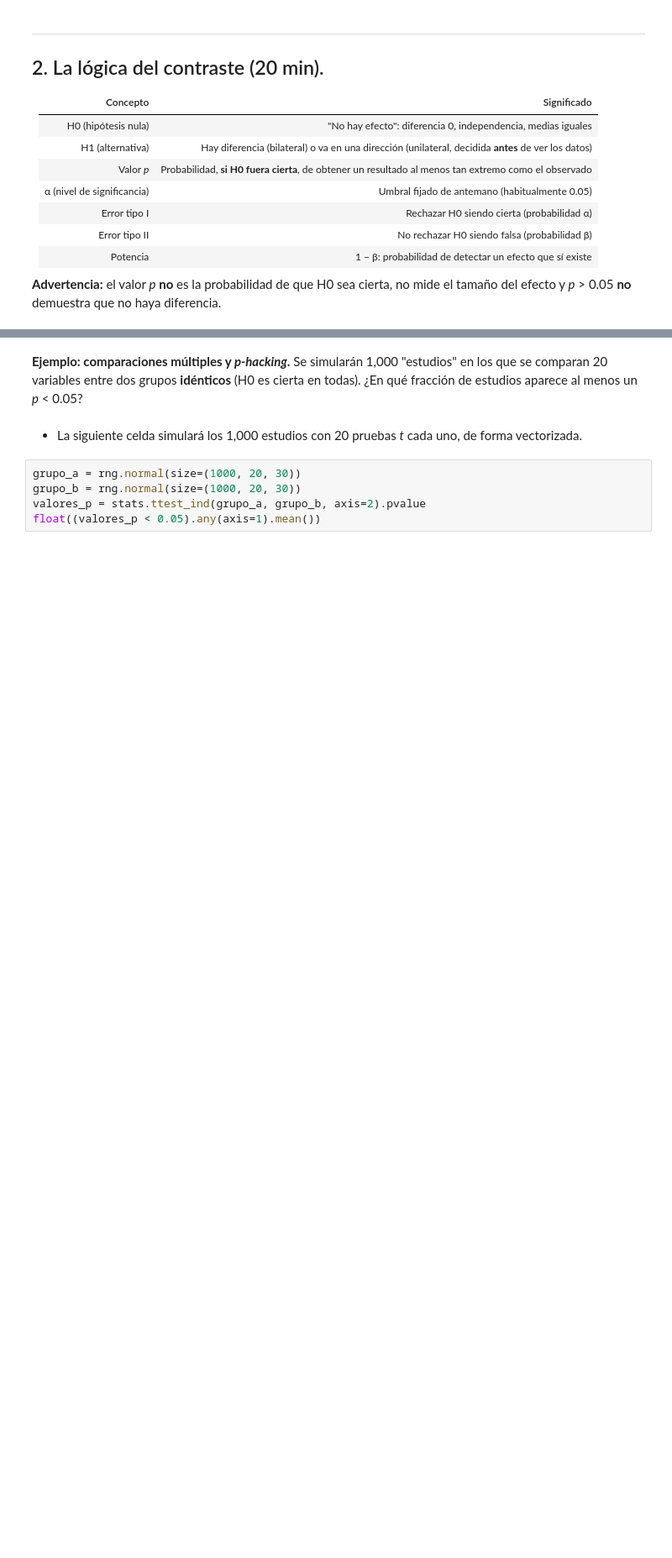
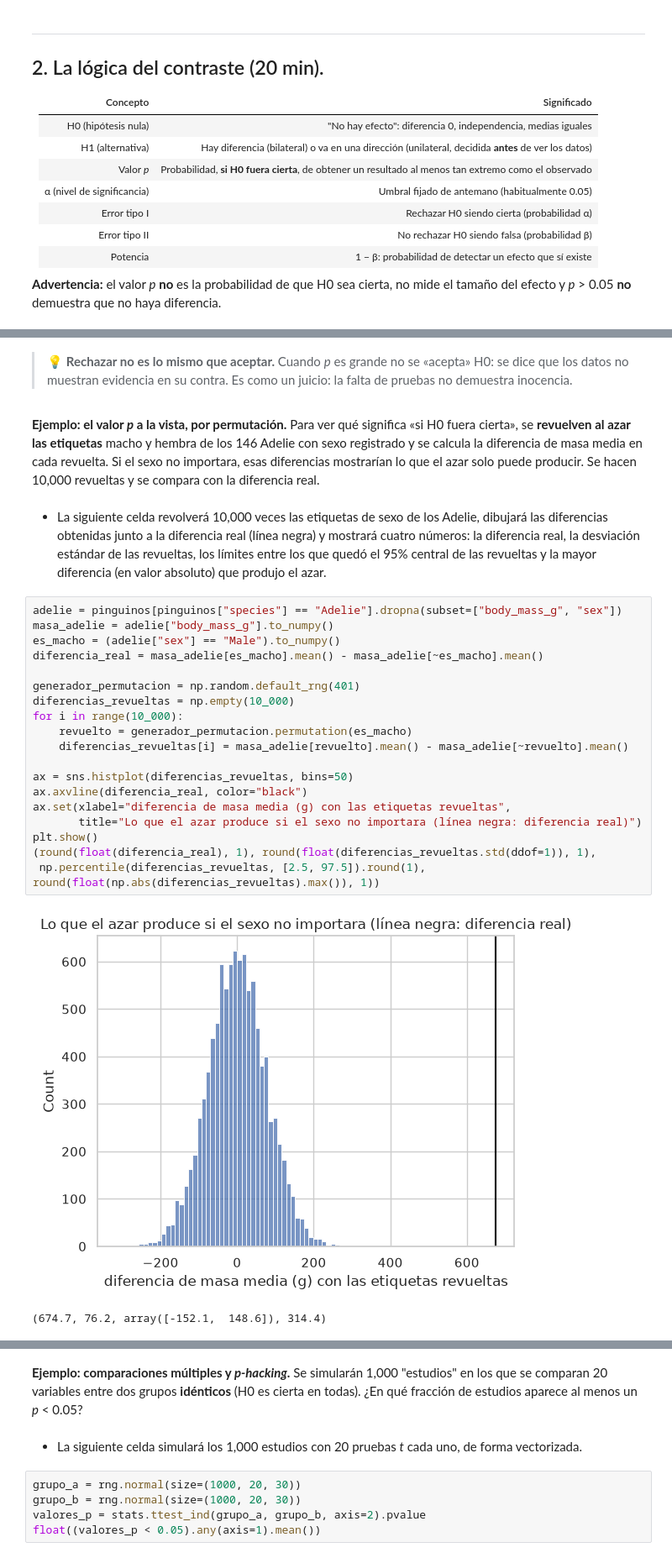
Before and after one commit to PythonistaMX/py401, a Jupyter notebook: soluciones/19_logica_del_contraste_soluciones.ipynb, the cells around one changed output, grey strips where cells are left out. Shown at 84% size. Drawn from its saved outputs; the diff is of its cells as text; blank space fills up the shorter version.

```diff
--- a/soluciones/19_logica_del_contraste_soluciones.ipynb
+++ b/soluciones/19_logica_del_contraste_soluciones.ipynb
@@ -93,2 +108,30 @@ En la sesión 5, un IC del 95% para la diferencia de masa media entre machos y h
 
 Si H0 es cierta, el valor *p* puede salir con igual probabilidad en cualquier punto entre 0 y 1: hay 5% de probabilidad de que salga menor que 0.05 por puro azar. Eso es exactamente el error tipo I, y es lo que explota el *p-hacking*.
+# %% [markdown]
+> 💡 **Rechazar no es lo mismo que aceptar.** Cuando *p* es grande no se «acepta» H0: se dice que los datos no muestran evidencia en su contra. Es como un juicio: la falta de pruebas no demuestra inocencia.
+# %% [markdown]
+**Ejemplo: el valor *p* a la vista, por permutación.** Para ver qué significa «si H0 fuera cierta», se **revuelven al azar las etiquetas** macho y hembra de los 146 Adelie con sexo registrado y se calcula la diferencia de masa media en cada revuelta. Si el sexo no importara, esas diferencias mostrarían lo que el azar solo puede producir. Se hacen 10,000 revueltas y se compara con la diferencia real.
+# %% [markdown]
+* La siguiente celda revolverá 10,000 veces las etiquetas de sexo de los Adelie, dibujará las diferencias obtenidas junto a la diferencia real (línea negra) y mostrará cuatro números: la diferencia real, la desviación estándar de las revueltas, los límites entre los que quedó el 95% central de las revueltas y la mayor diferencia (en valor absoluto) que produjo el azar.
+# %%
+adelie = pinguinos[pinguinos["species"] == "Adelie"].dropna(subset=["body_mass_g", "sex"])
+masa_adelie = adelie["body_mass_g"].to_numpy()
+es_macho = (adelie["sex"] == "Male").to_numpy()
+diferencia_real = masa_adelie[es_macho].mean() - masa_adelie[~es_macho].mean()
+
+generador_permutacion = np.random.default_rng(401)
+diferencias_revueltas = np.empty(10_000)
+for i in range(10_000):
+    revuelto = generador_permutacion.permutation(es_macho)
+    diferencias_revueltas[i] = masa_adelie[revuelto].mean() - masa_adelie[~revuelto].mean()
+
+ax = sns.histplot(diferencias_revueltas, bins=50)
+ax.axvline(diferencia_real, color="black")
+ax.set(xlabel="diferencia de masa media (g) con las etiquetas revueltas",
+       title="Lo que el azar produce si el sexo no importara (línea negra: diferencia real)")
+plt.show()
+(round(float(diferencia_real), 1), round(float(diferencias_revueltas.std(ddof=1)), 1),
+ np.percentile(diferencias_revueltas, [2.5, 97.5]).round(1), round(float(np.abs(diferencias_revueltas).max()), 1))
+# %% [output]
+[figure, added]
+(674.7, 76.2, array([-152.1,  148.6]), 314.4)
```
Also changed, not shown: parts of 5 cells of this notebook, 32 other files.
